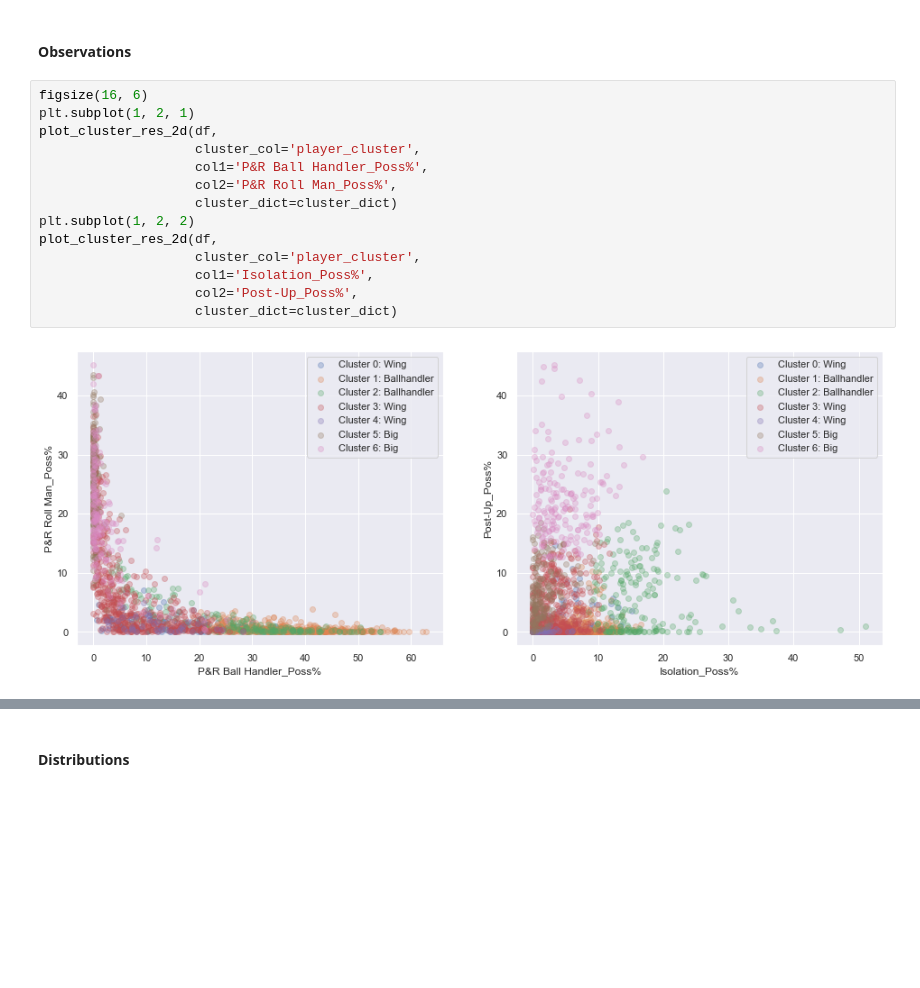
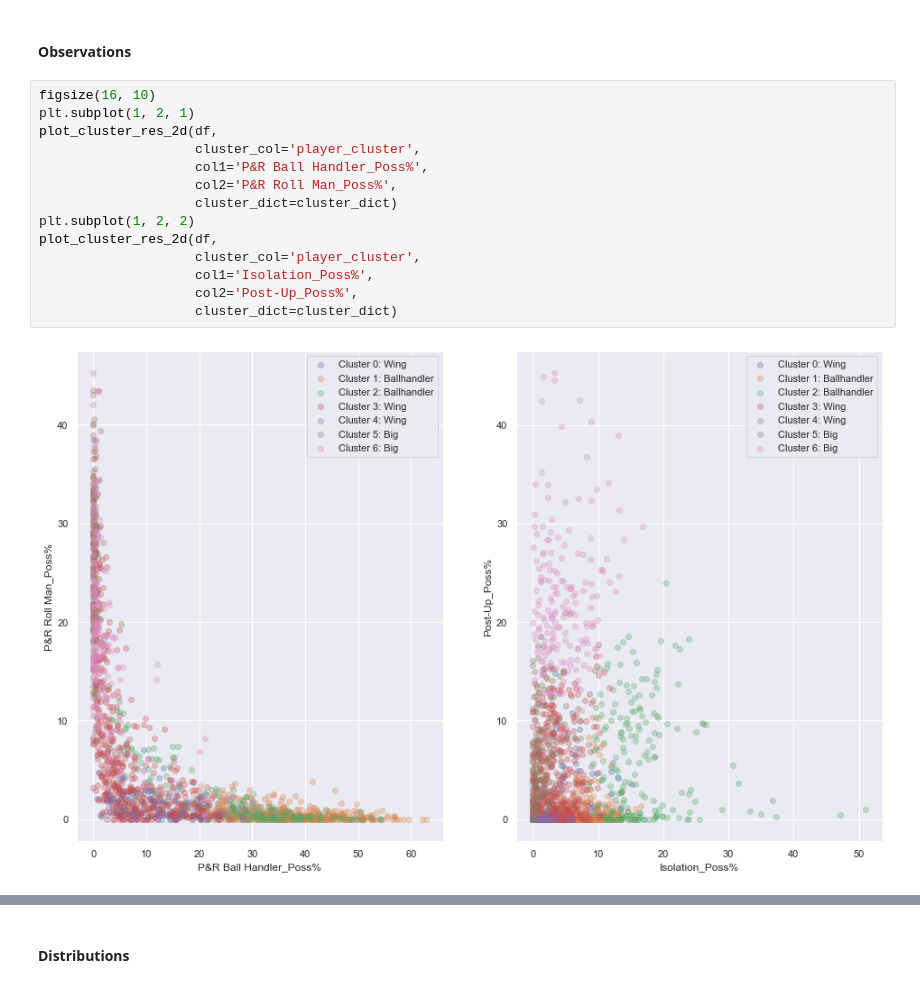
Before and after one commit to xulianrenzoku/synergy_clustering, a Jupyter notebook: nba_clustering_models.ipynb, the cells around one changed output, grey strips where cells are left out. Saved outputs shown, nothing was run; the diff lists cells and outputs as text; blank space fills up the shorter version.

```diff
--- a/nba_clustering_models.ipynb
+++ b/nba_clustering_models.ipynb
@@ -577,19 +584,19 @@ Summary of distribution in playtype weights:
 # %% [markdown]
 #### Observations
 # %%
-figsize(16, 6)
+figsize(16, 10)
 plt.subplot(1, 2, 1)
 plot_cluster_res_2d(df,
                     cluster_col='player_cluster',
                     col1='P&R Ball Handler_Poss%',
                     col2='P&R Roll Man_Poss%',
                     cluster_dict=cluster_dict)
 plt.subplot(1, 2, 2)
 plot_cluster_res_2d(df,
                     cluster_col='player_cluster',
                     col1='Isolation_Poss%',
                     col2='Post-Up_Poss%',
                     cluster_dict=cluster_dict)
 # %% [output]
-[figure, old version]
+[figure, new version]
 # %%
```
Also changed, not shown: parts of 5 cells of this notebook.
